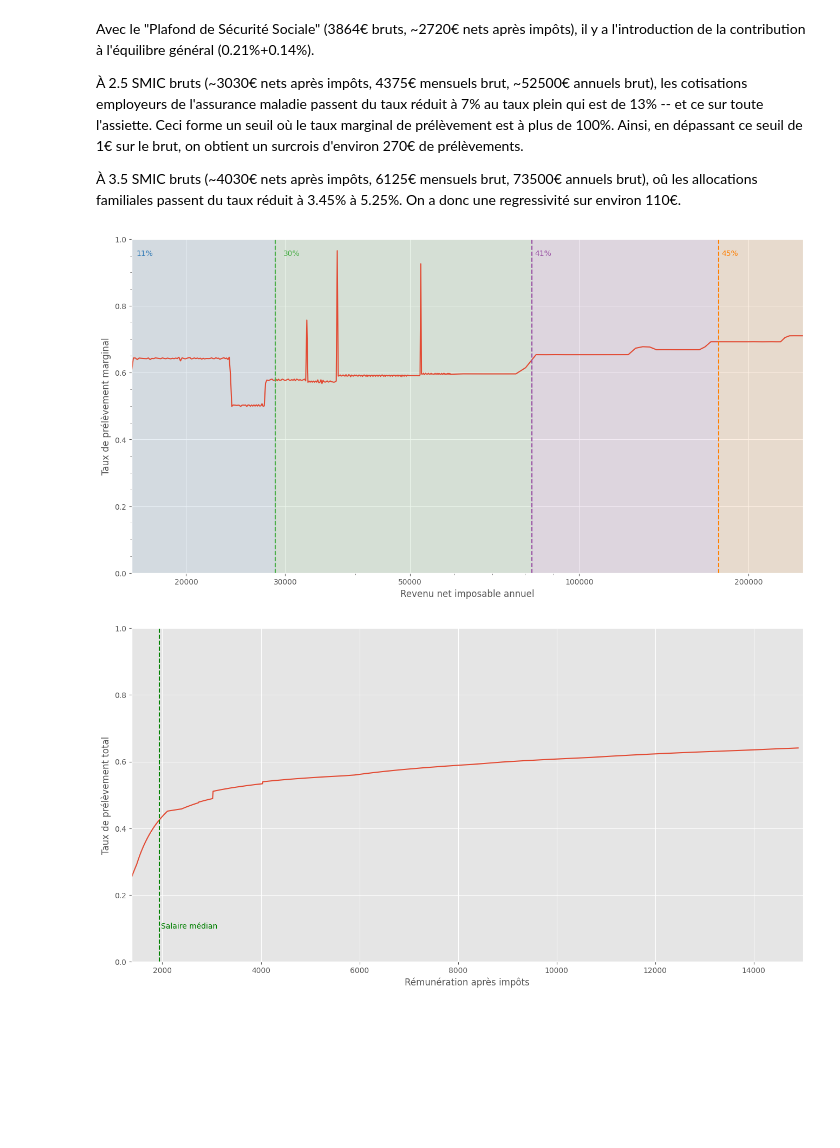
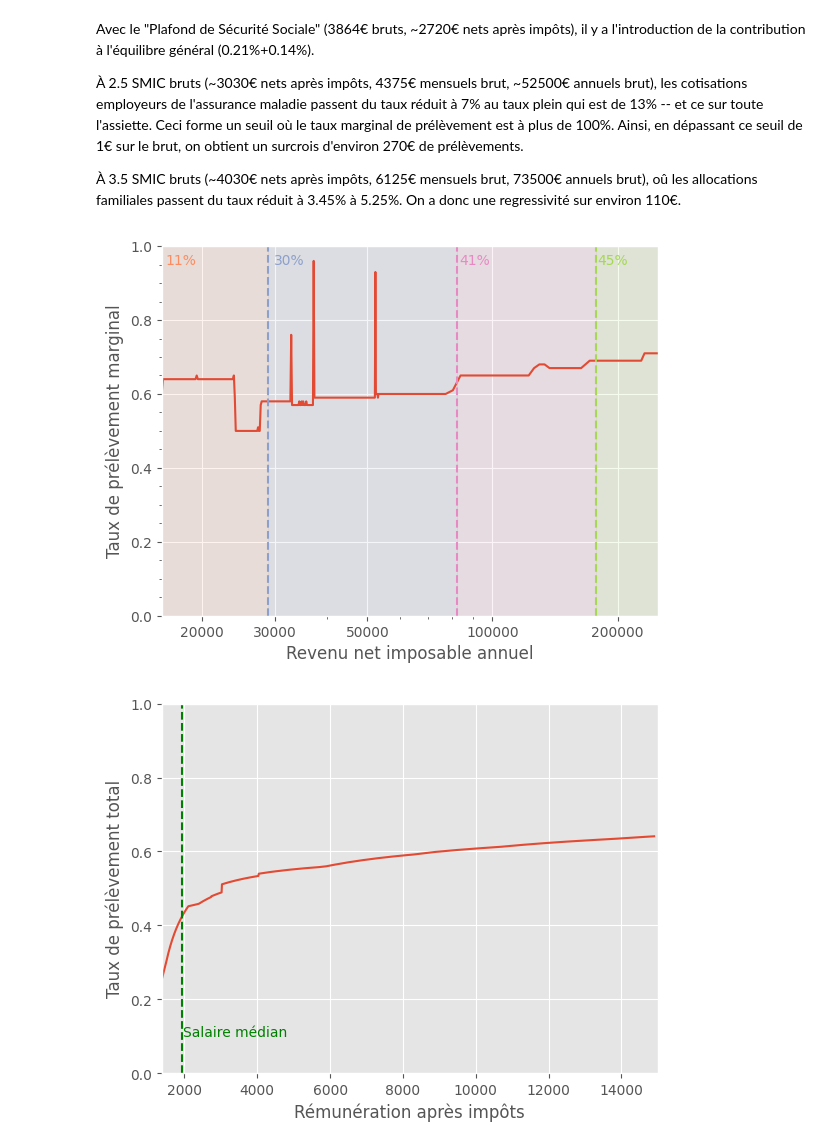
Before and after one commit to SolalAttias/prelevement-marginal, a Jupyter notebook: marg_prel.ipynb, the cells around one changed output. Cells and saved outputs as stored; diff of their text form; code cells hidden in the pictures; blank space fills up the shorter version.

```diff
--- a/marg_prel.ipynb
+++ b/marg_prel.ipynb
@@ -98,0 +10,2 @@ no_zeros["revenu net imposable"] = no_zeros["rémunération avant impôt"]*12*0.
+# %%
+df_temps_plein = pd.read_csv("clean_temps_plein.csv")
@@ -104,7 +33,7 @@ def custom_smic_formatter(x, pos):
         return f"{x:.0f}"
 # %%
 print(plt.style.available)
-plt.style.use("default")
+plt.style.use("ggplot")
 # %% [output]
 ['Solarize_Light2', '_classic_test_patch', '_mpl-gallery', '_mpl-gallery-nogrid', 'bmh', 'classic', 'dark_background', 'fast', 'fivethirtyeight', 'ggplot', 'grayscale', 'seaborn-v0_8', 'seaborn-v0_8-b ...
 # %%
@@ -162,48 +89,44 @@ cmap = plt.color_sequences['Set2']
 tranches = [(0, 0), (11294, 11), (28797, 30), (82342, 41), (177106, 45)]
 
 fig, ax = plt.subplots()
-fig.set_figwidth(16)
-fig.set_figheight(8)
-ax.plot(no_zeros["revenu net imposable"], no_zeros["tx prelevement marginal"])
+ax.plot(df_temps_plein["revenu net imposable"], df_temps_plein["tx prelevement marginal"])
 plt.xlim(16000, 250000)
 plt.ylim(0,1)
 for i, tranche in enumerate(tranches[:-1]):
     if i == 0: continue
     x_section = np.linspace(tranche[0], tranches[i+1][0], 100)
     plt.fill_between(x_section, 0, 1, color=cmap[i], alpha=0.1)
     plt.axvline(x=tranche[0], color=cmap[i], linestyle='--')
     if i == 1:
         plt.text(tranche[0]+5000,0.95, f"{tranche[1]}%", color=cmap[i])
     else:
         plt.text(tranche[0]+1000,0.95, f"{tranche[1]}%", color=cmap[i])
-max_x = max(no_zeros["revenu net imposable"])
+max_x = max(df_temps_plein["revenu net imposable"])
 tranche = tranches[-1]
 i = len(tranches) - 1
 x_section = np.linspace(tranche[0], max_x, 100)
 plt.fill_between(x_section, 0, 1, color=cmap[i], alpha=0.1)
 plt.axvline(x=tranche[0], color=cmap[i], linestyle='--')
 plt.text(tranche[0]+2000,0.95, f"{tranche[1]}%", color=cmap[i])
 
 plt.xlabel("Revenu net imposable annuel")
 plt.ylabel("Taux de prélèvement marginal")
 
 
 plt.xscale("log")
 plt.minorticks_on()
 ax.xaxis.set_major_locator(ticker.FixedLocator([20000,30000,50000,100000,200000]))
 ax.xaxis.set_major_formatter(ticker.FuncFormatter(custom_smic_formatter))
 plt.show()
 # %% [output]
-[figure, old version]
+[figure, new version]
 # %%
 cmap = plt.color_sequences['tab10']
 
 fig, ax = plt.subplots()
-fig.set_figwidth(16)
-fig.set_figheight(8)
 plt.ylim(0,1)
 plt.xlim(1377,15000)
-ax.plot(no_zeros["rémunération après impôt"], no_zeros["tx prelevement total"])
+ax.plot(df_temps_plein["rémunération après impôt"], df_temps_plein["tx prelevement total"])
 plt.xlabel("Rémunération après impôts")
 plt.ylabel("Taux de prélèvement total")
 plt.axvline(x=1940, color='g', linestyle='--')
@@ -211,4 +134,4 @@ plt.text(1970,0.1, 'Salaire médian', color='g')
 ax.xaxis.set_major_formatter(ticker.FuncFormatter(custom_smic_formatter))
 plt.show()
 # %% [output]
-[figure, old version]
+[figure, new version]
```
Also changed, not shown: parts of 24 cells of this notebook, 14 other files.
